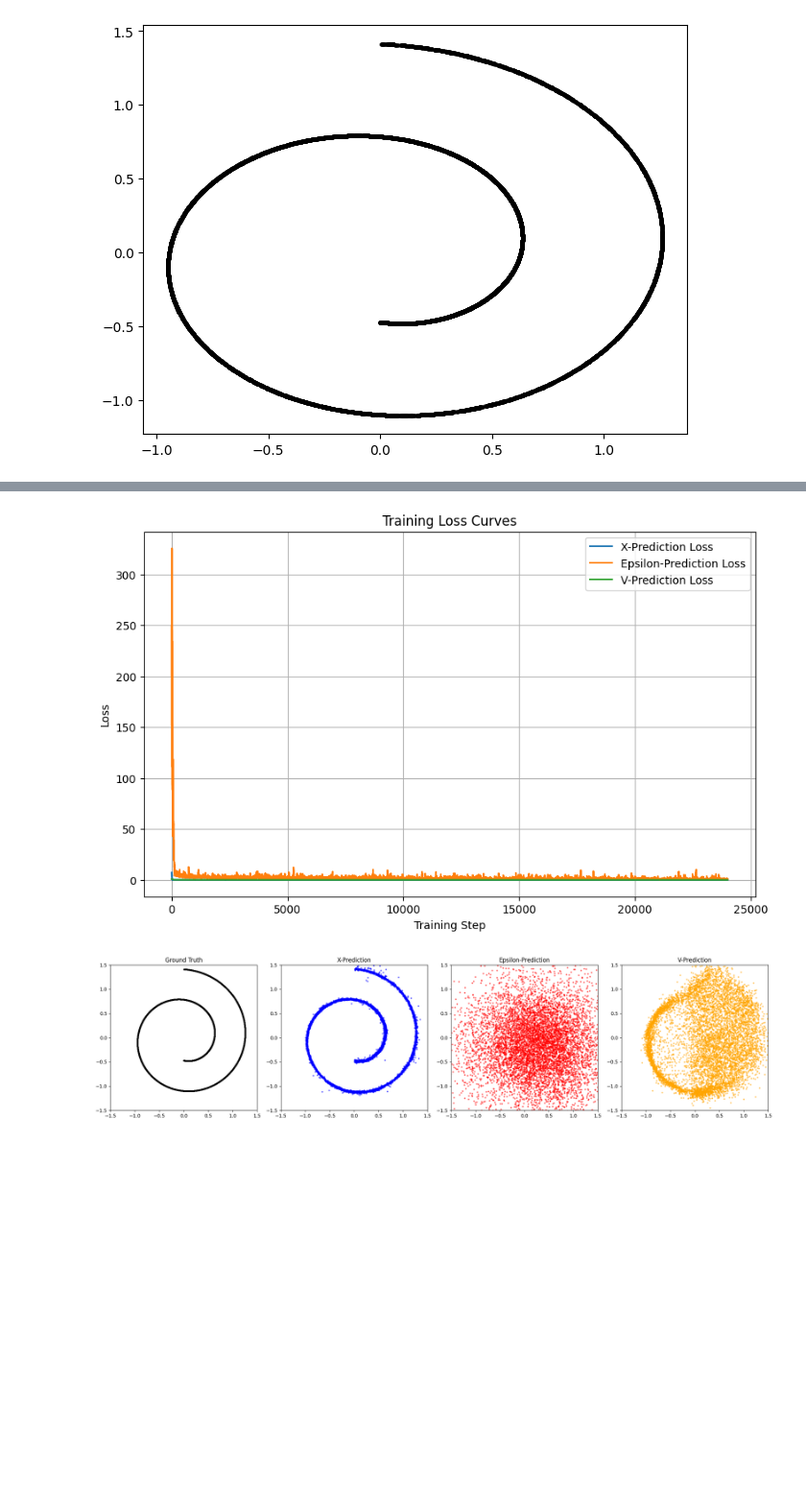
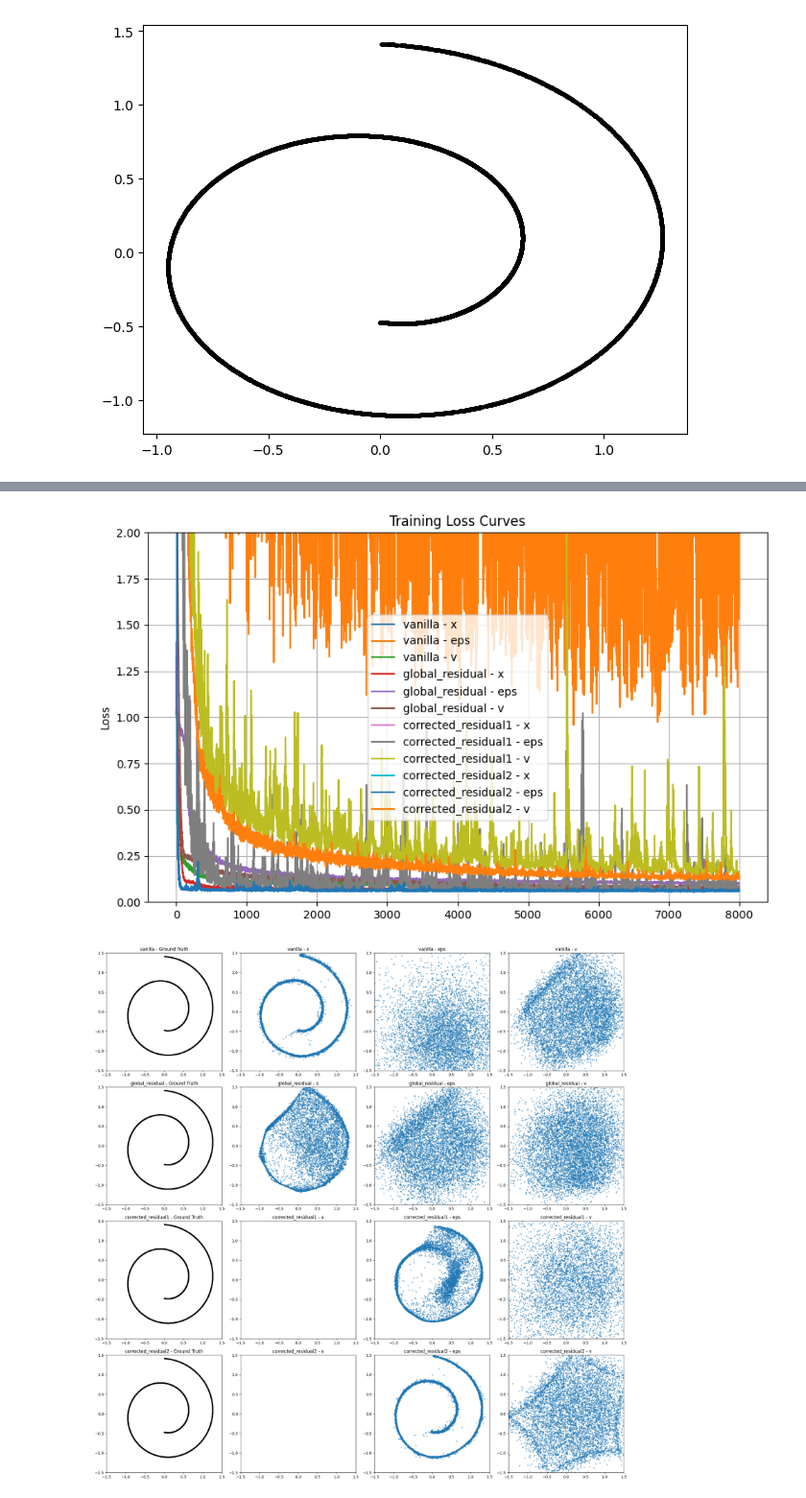
Before and after one commit to EGalahad/jit_toy_example, a Jupyter notebook: jit_toy_example.ipynb, the cells around one changed output, grey strips where cells are left out. Shown at 96% size. Saved outputs shown, nothing was run; the diff lists cells and outputs as text; code cells hidden in the pictures; blank space fills up the shorter version.

```diff
--- a/jit_toy_example.ipynb
+++ b/jit_toy_example.ipynb
@@ -165,17 +296,16 @@ Training v-prediction model with v loss...
 # %%
 # Visualize the training loss curves
 plt.figure(figsize=(10, 6))
-plt.plot(losses_x, label='X-Prediction Loss')
-plt.plot(losses_eps, label='Epsilon-Prediction Loss')
-plt.plot(losses_v, label='V-Prediction Loss')
-plt.xlabel("Training Step")
+for (model_arch, pred_type), (_, losses) in results.items():
+    plt.plot(losses, label=f"{model_arch} - {pred_type}")
 plt.ylabel("Loss")
 plt.title("Training Loss Curves")
+plt.ylim(0, 2)
 plt.legend()
 plt.grid(True)
 plt.show()
 # %% [output]
-[figure, old version]
+[figure, new version]
 # %%
 # ==========================================
 # 6. Sampling
@@ -205,38 +335,42 @@ def sample(model, pred_type, num_samples=2000, steps=50):
     return x_t
 
 
-samples_x = sample(model_x, "x", n_points)
-samples_eps = sample(model_eps, "eps", n_points)
-samples_v = sample(model_v, "v", n_points)
+samples = {}
+for (model_arch, pred_type), (model, _) in results.items():
+    samples[(model_arch, pred_type)] = sample(model, pred_type, num_samples=n_points)
 
 # Project back to 2D
 x_orig = data
-x_pred_x = project_back(samples_x).cpu().numpy()
-x_pred_eps = project_back(samples_eps).cpu().numpy()
-x_pred_v = project_back(samples_v).cpu().numpy()
+x_preds = {}
+for (model_arch, pred_type), sample in samples.items():
+    x_preds[(model_arch, pred_type)] = project_back(sample).cpu().numpy()
 # %%
 # ==========================================
 # 7. Plot
 # ==========================================
-fig, axes = plt.subplots(1, 4, figsize=(20, 5))
 
-axes[0].scatter(x_orig[:,0], x_orig[:,1], s=5, c='black', alpha=0.5)
-axes[0].set_title("Ground Truth")
+model_arches = list(dict.fromkeys([arch for arch, _ in experiments]))
+cols = ["original", "x", "eps", "v"]
 
-axes[1].scatter(x_pred_x[:,0], x_pred_x[:,1], s=5, c='blue', alpha=0.5)
-axes[1].set_title("X-Prediction")
+fig, axes = plt.subplots(len(model_arches), len(cols), figsize=(20, 5 * len(model_arches)))
 
-axes[2].scatter(x_pred_eps[:,0], x_pred_eps[:,1], s=5, c='red', alpha=0.5)
-axes[2].set_title("Epsilon-Prediction")
+if len(model_arches) == 1:
+    axes = axes[None, :]  # ensure 2D indexing even for a single row
 
-axes[3].scatter(x_pred_v[:,0], x_pred_v[:,1], s=5, c='orange', alpha=0.5)
-axes[3].set_title("V-Prediction")
+for row_idx, model_arch in enumerate(model_arches):
+    axes[row_idx, 0].scatter(x_orig[:, 0], x_orig[:, 1], s=5, c="black", alpha=0.5)
+    axes[row_idx, 0].set_title(f"{model_arch} - Ground Truth")
 
-for ax in axes:
-    ax.set_xlim(-1.5,1.5)
-    ax.set_ylim(-1.5,1.5)
+    for col_idx, pred_type in enumerate(["x", "eps", "v"], start=1):
+        x_pred = x_preds[(model_arch, pred_type)]
+        axes[row_idx, col_idx].scatter(x_pred[:, 0], x_pred[:, 1], s=5, alpha=0.5)
+        axes[row_idx, col_idx].set_title(f"{model_arch} - {pred_type}")
+
+for ax in axes.flat:
+    ax.set_xlim(-1.5, 1.5)
+    ax.set_ylim(-1.5, 1.5)
 
 plt.tight_layout()
 plt.show()
 # %% [output]
-[figure, old version]
+[figure, new version]
```
Also changed, not shown: parts of 5 cells of this notebook, 5 other files.
